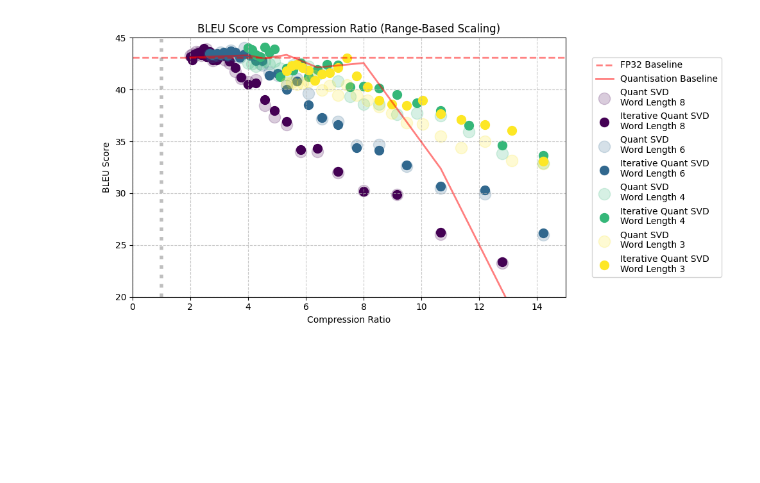
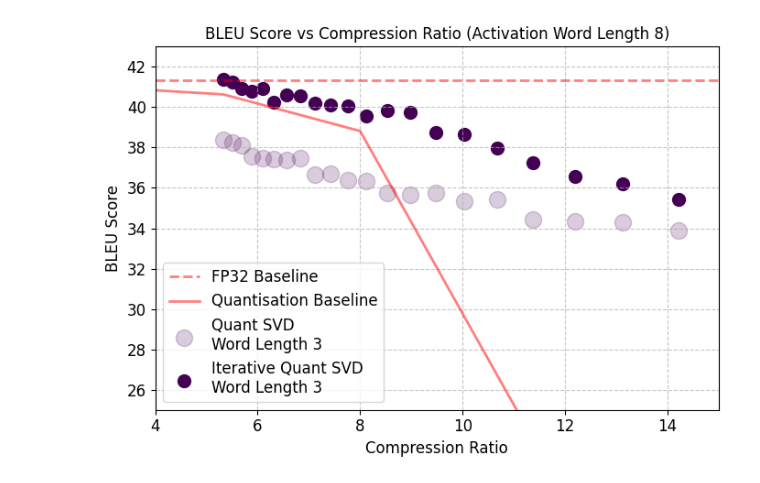
Before and after one commit to justinhuang666666/Approximate-Matrix-Vector-Multiplication, a Jupyter notebook: simulation_result/fccm.ipynb, the cells around one changed output. Saved outputs shown, nothing was run; the diff lists cells and outputs as text; code cells hidden in the pictures; blank space fills up the shorter version.

```diff
--- a/simulation_result/fccm.ipynb
+++ b/simulation_result/fccm.ipynb
@@ -99,29 +106,37 @@ import matplotlib.pyplot as plt
 import matplotlib.cm as cm
 
 # Load data
-scaling_quant_result = pd.read_csv('quantization_weight_only_scaling1.csv')
+scaling_quant_result = pd.read_csv('quantization_inout_en_de3.csv')
 
 # Set up the plot
-plt.figure(figsize=(10, 5))
+plt.figure(figsize=(7, 5))
+baseline_bleu = 41.337328250540224
 
-baseline_bleu = 43.10655025189425
+# Font size for labels and ticks
+label_font_size = 12
+tick_font_size = 12
 
 # Draw baseline and compression ratio reference lines
 plt.axhline(baseline_bleu, color='red', linestyle='--', linewidth=2, alpha=0.5, label='FP32 Baseline')
 plt.axvline(1, color='gray', linestyle=':', linewidth=4, alpha=0.5)
 
 # Set labels
-plt.title('BLEU Score vs Compression Ratio (Range-Based Scaling)')
-plt.xlabel('Compression Ratio')
-plt.ylabel('BLEU Score')
+plt.title('BLEU Score vs Compression Ratio (Activation Word Length 8)', fontsize=label_font_size)
+plt.xlabel('Compression Ratio', fontsize=label_font_size)
+plt.ylabel('BLEU Score', fontsize=label_font_size)
+
+# Set tick font size
+plt.tick_params(axis='both', which='major', labelsize=tick_font_size)
 
 # Use Viridis colormap
 viridis = cm.get_cmap('viridis', 4)  # Get 4 distinct colors from Viridis
 
+act_wl = 8
+
 # Plot BLEU scores for different scaling methods with rounded dots
 plt.plot(
-    scaling_quant_result["Compression Ratio"],
-    scaling_quant_result["BLEU Score (Range-Based)"],
+    scaling_quant_result[(scaling_quant_result["Activation Word Length"] == act_wl)]["Compression Ratio"],
+    scaling_quant_result[(scaling_quant_result["Activation Word Length"] == act_wl)]["BLEU Score (Range-Based)"],
     linewidth=2,
     alpha=0.5,
     label='Quantisation Baseline',
@@ -130,13 +145,18 @@ plt.plot(
 
 
 # Load the SVD data
-svd_data1 = pd.read_csv('svd_quantization_results_scaling_en_de1.csv')
+svd_data1 = pd.read_csv('svd_quant_inout_en_de_3.csv')
+# svd_data1 = pd.concat([svd_data1, pd.read_csv('svd_quant_inout_en_de_4.csv')], ignore_index=True)
+# svd_data1 = pd.concat([svd_data1, pd.read_csv('svd_quant_inout_en_de_5.csv')], ignore_index=True)
+# svd_data1 = pd.concat([svd_data1, pd.read_csv('svd_quant_inout_en_de_6.csv')], ignore_index=True)
+# svd_data1 = pd.concat([svd_data1, pd.read_csv('svd_quant_inout_en_de_7.csv')], ignore_index=True)
+# svd_data1 = pd.concat([svd_data1, pd.read_csv('svd_quant_inout_en_de_8.csv')], ignore_index=True)
 svd_data2 = svd_data1
 
 
 # Define the word lengths to plot for the SVD data
-svd_word_lengths = [8, 6, 4, 3]
-svd_word_lengths1 = [8, 6, 4, 3]
+svd_word_lengths = [3]
+svd_word_lengths1 = [3]
 
 # Generate a colormap with Viridis for the SVD plots
 svd_viridis = cm.get_cmap('viridis', len(svd_word_lengths))
@@ -145,41 +165,45 @@ svd_viridis = cm.get_cmap('viridis', len(svd_word_lengths))
 for idx, (wl1, wl2) in enumerate(zip(svd_word_lengths,svd_word_lengths1)):
     # Filter the data for the current word length
 
-    svd_data1_wl = svd_data1[svd_data1['Word Length'] == wl1]
-    svd_data1_wl1 = svd_data2[svd_data2['Word Length'] == wl2]
+    svd_data1_wl = svd_data1[(svd_data1['Activation Word Length'] == act_wl) & (svd_data1['Weight Word Length'] == wl1)]
+    svd_data1_wl1 = svd_data2[(svd_data2['Activation Word Length'] == act_wl) & (svd_data2['Weight Word Length'] == wl2)]
 
     # Scatter plot for the current word length
     plt.scatter(
         svd_data1_wl['Compression Ratio'],
         svd_data1_wl["Quant SVD BLEU (Range-Based)"],
         s=170,
         marker='o',
         alpha=0.2,
         color=svd_viridis(idx / len(svd_word_lengths)),
         label=f'Quant SVD\nWord Length {wl1}'
     )
 
     # Scatter plot for the current word length
     plt.scatter(
         svd_data1_wl1['Compression Ratio'],
         svd_data1_wl1["Iterative Quant SVD BLEU (Range-Based)"],
         s=100,
         marker='o',
         alpha=1,
         color=svd_viridis(idx / len(svd_word_lengths)),
         label=f'Iterative Quant SVD\nWord Length {wl2}'
     )
 
 
 
 # Add legend outside the plot
-plt.legend(loc='center left', bbox_to_anchor=(1.05, 0.5))  # Legend outside plotting area
+plt.legend(loc='lower left',fontsize=12)  # Legend outside plotting area
 plt.grid(linestyle='--', alpha=0.7)
-plt.xlim([0,15])
-plt.ylim([20,45])
+plt.xlim([4,15])
+plt.ylim([25,43])
 
 # Adjust layout and show the plot
 plt.tight_layout(rect=[0, 0, 1, 1])  # Leave space for legend
+
+# Save the figure to a file
+plt.savefig('/Users/justin/Desktop/FCCM/section6/quantisation.png', dpi=500, bbox_inches='tight')  # Save as a PNG file
+
 plt.show()
 # %% [output]
-[figure, old version]
+[figure, new version]
```
Also changed, not shown: parts of 1 cell of this notebook, 9 other files.
